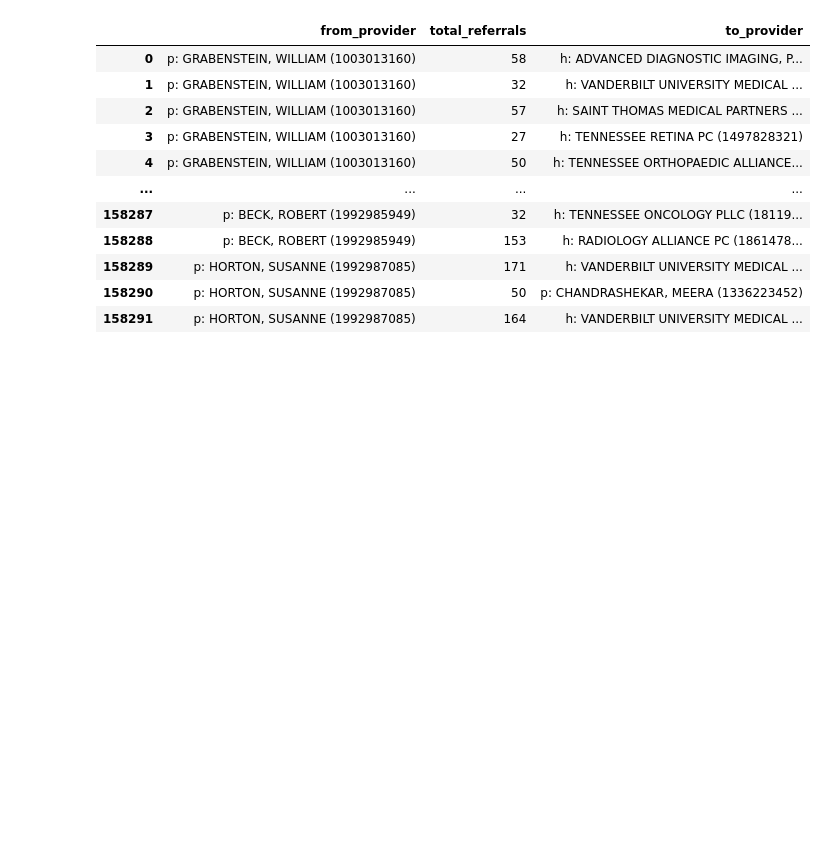
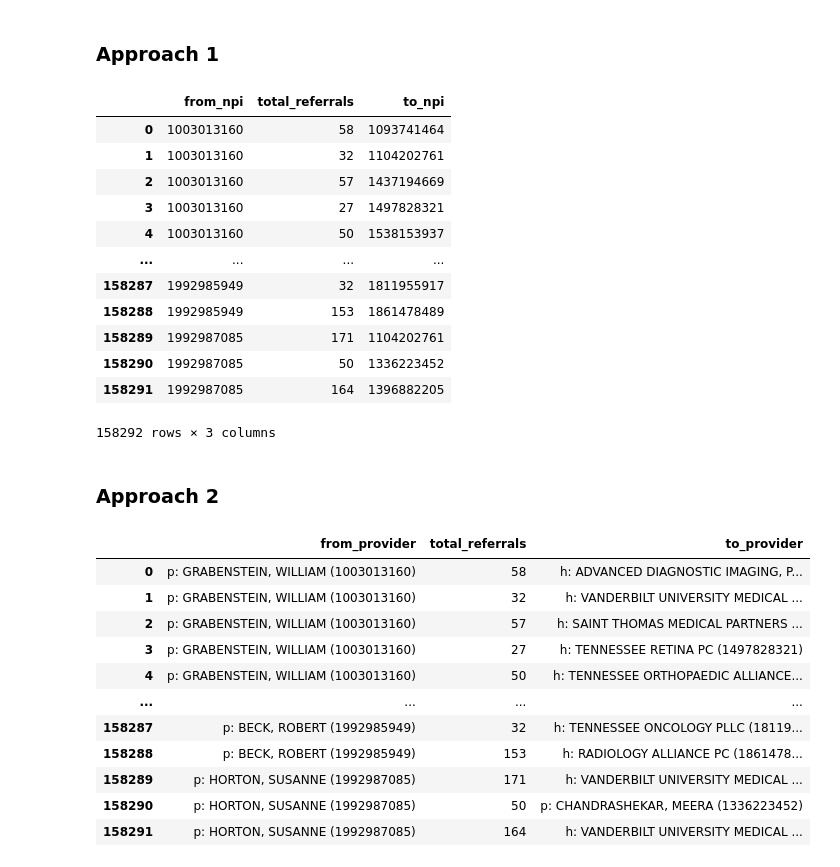
Before and after one commit to tomoumer/hop_team-the-hindenburgs, a Jupyter notebook: Neo4j_data.ipynb, the cells around one changed output. Saved outputs shown, nothing was run; the diff lists cells and outputs as text; code cells hidden in the pictures; blank space fills up the shorter version.

```diff
--- a/Neo4j_data.ipynb
+++ b/Neo4j_data.ipynb
@@ -1,3 +3,45 @@
 # %%
 import sqlite3
 import pandas as pd
+# %% [markdown]
+### Approach 1
+# %%
+# Create a new dataset for Neo4j that is a subset of Hop_Teaming_2018 using npi as an attribute,
+query = '''
+SELECT n1.npi AS from_npi,
+       SUM(hop.patient_count) AS total_referrals,
+       n2.npi AS to_npi
+FROM Hop_Teaming_2018 AS hop
+INNER JOIN nppes n1
+ON hop.from_npi = n1.npi
+INNER JOIN nppes n2
+ON hop.to_npi = n2.npi
+INNER JOIN zip_cbsa as zip1
+ON n1.provider_business_practice_location_address_postal_code = zip1.zip
+INNER JOIN zip_cbsa as zip2
+ON n2.provider_business_practice_location_address_postal_code = zip2.zip
+WHERE zip1.cbsa = 34980
+    AND zip2.cbsa = 34980
+    AND n1.npi IS NOT NULL
+    AND n2.npi IS NOT NULL
+GROUP BY hop.from_npi, hop.to_npi;
+'''
+
+with sqlite3.connect('Hop_Teaming_2018.sqlite') as db:
+    hop_neo4j_sqlite_npi = pd.read_sql(query, db)
+
+hop_neo4j_sqlite_npi
+# %% [output]
+|  | from_npi | total_referrals | to_npi |
+| 0 | 1003013160 | 58 | 1093741464 |
+| 1 | 1003013160 | 32 | 1104202761 |
+| 2 | 1003013160 | 57 | 1437194669 |
+| 3 | 1003013160 | 27 | 1497828321 |
+| 4 | 1003013160 | 50 | 1538153937 |
+| ... | ... | ... | ... |
+| 158287 | 1992985949 | 32 | 1811955917 |
+| 158288 | 1992985949 | 153 | 1861478489 |
+| 158289 | 1992987085 | 171 | 1104202761 |
+| 158290 | 1992987085 | 50 | 1336223452 |
+| 158291 | 1992987085 | 164 | 1396882205 |
+158292 rows × 3 columns
@@ -4,3 +50,5 @@ import pandas as pd
+# %% [markdown]
+### Approach 2
 # %%
 # Create a new dataset for Neo4j that is a subset of Hop_Teaming_2018,
 query = '''
```
Also changed, not shown: parts of 12 cells of this notebook, 5 other files.
